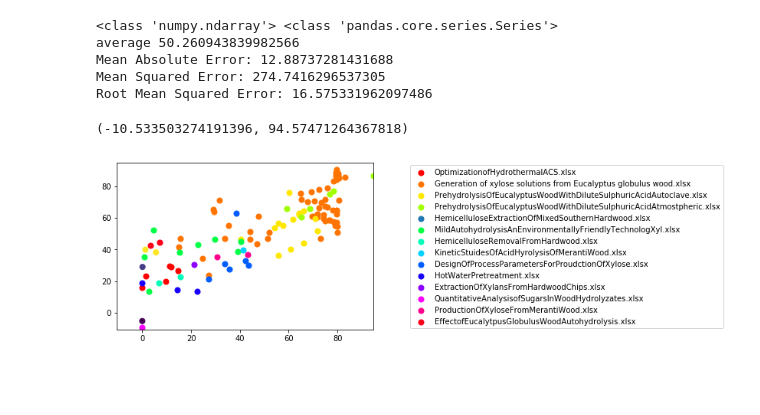
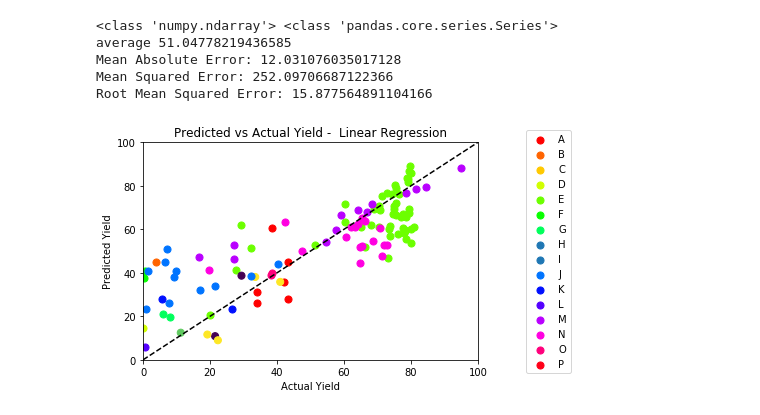
Before and after one commit to edwardwang1/HemicelluloseThesis, a Jupyter notebook: DataPrepAndAnalysis.ipynb, the cells around one changed output. Cells and saved outputs as stored; diff of their text form; code cells hidden in the pictures; blank space fills up the shorter version.

```diff
--- a/DataPrepAndAnalysis.ipynb
+++ b/DataPrepAndAnalysis.ipynb
@@ -9,5 +10,5 @@ import math
 # %%
-directory_in_str = "C:\\Users\\Edward\\OneDrive\\Documents\\University\\Fourth Year\\Thesis\\Papers\\ExcelDataCollection\\Complete\\"
+directory_in_str = "C:\\Users\\Edward\\OneDrive\\Documents\\University\\Fourth Year\\Thesis\\HemicelluloseThesis\\ExcelDataCollection\\Complete\\"
 #print(directory_in_str)
 directory = os.fsencode(directory_in_str)
 
@@ -59,9 +60,20 @@ masterDF['TotalT'].fillna(masterDF.at[i, 'HeatT'] +  masterDF.at[i, 'IsoT'])
 
 
 masterDF['X'].fillna(0, inplace=True)
+
 #Converting Celsius to Kelvin
+masterDF['Temp'] = masterDF['Temp'] + 273.15
 
-masterDF['Temp'] = masterDF['Temp'] + 273.15
+#Making An Identifier Column to use instead of paper names
+unique_papers = masterDF['Source'].unique()
+paper_dict = dict(enumerate(unique_papers))
+#swapping key and values
+paper_dict = dict((v,k) for k,v in paper_dict.items())
+alphabet = string.ascii_uppercase
+
+masterDF['ID'] = masterDF['Source']
+for i in masterDF.index:
+    masterDF.at[i, 'ID'] = alphabet[paper_dict[masterDF.at[i, 'Source']]]
 
 #This makes everything numeric
 masterDF.to_csv("data.csv", index=False)
@@ -308,57 +328,63 @@ np.argwhere(np.isnan(X_train))
 #print(X_train)
 
 regr = linear_model.LinearRegression()
-regr.fit(X_train, y_train)
+# regr.fit(X_train_valid, y_train_valid, sample_weight=train_valid_weights)
+regr.fit(X_train_valid, y_train_valid)
 
 coeffs = dict(zip(XLabels, regr.coef_))
 
 # print("results of SKLearnLinearRegression----------------")
 # print('Intercept: \n', regr.intercept_)
 # print('Coefficients: \n', coeffs)
 # print('Score', regr.score(X,Y))
 y_pred = regr.predict(X_test)
 
+
+predAndActual = pd.DataFrame({'Pred' : y_pred, 'Test': y_test})
+predAndActual.to_csv("OverallSimpleLinear.csv")
 
 
 print('average', y_test.mean())
 print('Mean Absolute Error:', metrics.mean_absolute_error(y_test, y_pred))
 print('Mean Squared Error:', metrics.mean_squared_error(y_test, y_pred))
 print('Root Mean Squared Error:', np.sqrt(metrics.mean_squared_error(y_test, y_pred)))
 #print("Coefficients: ", best_model.coef_)
 
 error_arr = abs(y_test - y_pred)
 #plt.hist(error_arr)
 #plt.scatter(y_test, y_pred)
 
 
-targets = test_frame['Source'].unique()
-def get_cmap(n, name='hsv'):
-    '''Returns a function that maps each index in 0, 1, ..., n-1 to a distinct
-    RGB color; the keyword argument name must be a standard mpl colormap name.'''
-    return plt.cm.get_cmap(name, n)
-
-colors = get_cmap(len(targets))
-
 for index, target in enumerate(targets):
-    indicesToKeep = test_frame['Source'] == target
+    indicesToKeep = test_Frame['ID'] == target
     plt.scatter(y_test.values[indicesToKeep]
                , y_pred[indicesToKeep]
                , c = colors(index)
                , s = 50)
+
+t = np.linspace(0, 100, 400)
+line = t
 plt.legend(targets, bbox_to_anchor=(1,0.5), loc=6, fontsize=10,
            bbox_transform=plt.gcf().transFigure)
+plt.plot(t, line, 'k', ls='dashed')
 
 
-plt.ylim(np.min((np.min([np.min(y_test), np.min(y_pred)]))), np.max((np.max([np.max(y_test), np.max(y_pred)]))))
-plt.xlim(np.min((np.min([np.min(y_test), np.min(y_pred)]))), np.max((np.max([np.max(y_test), np.max(y_pred)]))))
+# plt.ylim(np.min((np.min([np.min(y_test), np.min(y_pred)]))), np.max((np.max([np.max(y_test), np.max(y_pred)]))))
+# plt.xlim(np.min((np.min([np.min(y_test), np.min(y_pred)]))), np.max((np.max([np.max(y_test), np.max(y_pred)]))))
+plt.ylim(0, 100)
+plt.xlim(0, 100)
+
+plt.xlabel("Actual Yield")
+plt.ylabel('Predicted Yield')
+plt.title("Predicted vs Actual Yield -  Linear Regression")
+plt.savefig("LinearRegression.png", dpi=600, bbox_inches='tight')
 # %% [output]
 <class 'numpy.ndarray'> <class 'pandas.core.series.Series'>
-average 50.260943839982566
-Mean Absolute Error: 12.88737281431688
-Mean Squared Error: 274.7416296537305
-Root Mean Squared Error: 16.575331962097486
+average 51.04778219436585
+Mean Absolute Error: 12.031076035017128
+Mean Squared Error: 252.09706687122366
+Root Mean Squared Error: 15.877564891104166
-(-10.533503274191396, 94.57471264367818)
-[figure, old version]
+[figure, new version]
 # %%
 #Linear Least Square with I2 regularization
 #Ridge
```
Also changed, not shown: parts of 11 cells of this notebook, 10 other files.
